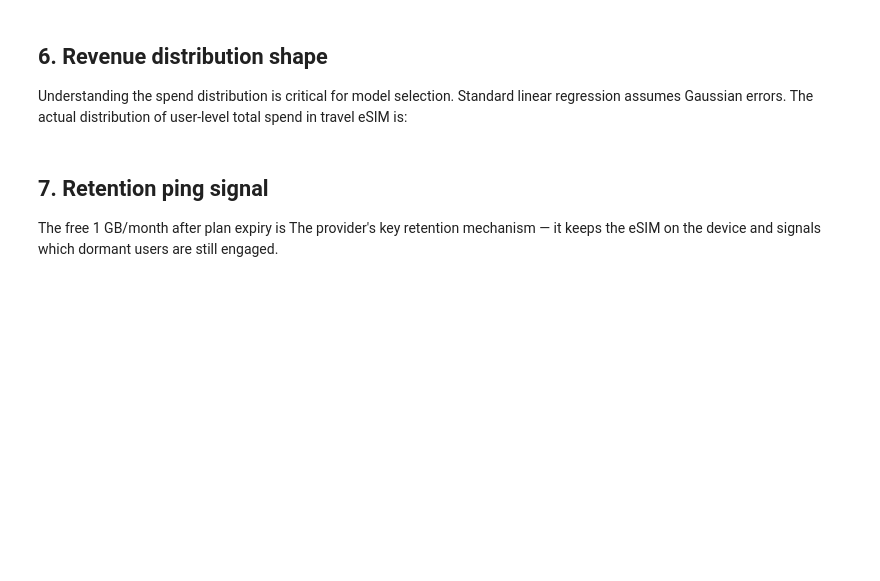
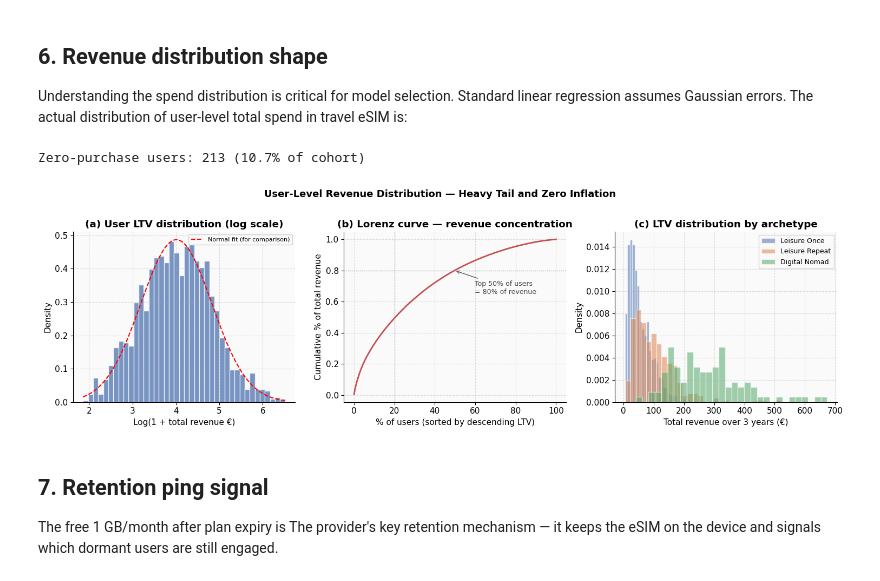
Before and after one commit to ferariz/esim-ltv, a Jupyter notebook: notebooks/01_eda_survival.ipynb, the cells around one changed output. Cells and saved outputs as stored; diff of their text form; code cells hidden in the pictures; blank space fills up the shorter version.

```diff
--- a/notebooks/01_eda_survival.ipynb
+++ b/notebooks/01_eda_survival.ipynb
@@ -459,7 +488,7 @@ ax.plot(pct_users, cum_rev.values, color="#C44E52", linewidth=2)
 ax.axhline(0.8, color="#aaa", linestyle=":", linewidth=1)
 ax.axvline(20, color="#aaa", linestyle=":", linewidth=1)
 # Find where top X% generates 80% of revenue
-top_pct = pct_users[cum_rev >= 0.80].iloc[0] if (cum_rev >= 0.80).any() else None
+top_pct = pct_users.values[cum_rev.values >= 0.80][0] if (cum_rev.values >= 0.80).any() else None
 if top_pct:
     ax.annotate(f"Top {top_pct:.0f}% of users\n= 80% of revenue",
                 xy=(top_pct, 0.80),
@@ -469,33 +498,36 @@ if top_pct:
 ax.set_xlabel("% of users (sorted by descending LTV)")
 ax.set_ylabel("Cumulative % of total revenue")
 ax.set_title("(b) Lorenz curve — revenue concentration", fontweight="bold")
 
 # ── (c) LTV by archetype ─────────────────────────────────────────────────
 ax = axes[2]
 for archetype in ["leisure_once", "leisure_repeat", "digital_nomad"]:
     data = user_ltv[user_ltv["archetype"] == archetype]["total_revenue"]
     ax.hist(
         data,
         bins=30,
         alpha=0.55,
         label=archetype.replace("_", " ").title(),
         color=PALETTE[archetype],
         density=True,
         edgecolor="white",
     )
 ax.set_xlabel("Total revenue over 3 years (€)")
 ax.set_ylabel("Density")
 ax.set_title("(c) LTV distribution by archetype", fontweight="bold")
 ax.legend(fontsize=9)
 
 fig.suptitle(
     "User-Level Revenue Distribution — Heavy Tail and Zero Inflation",
     fontsize=13, fontweight="bold", y=1.01
 )
 plt.tight_layout()
 plt.savefig("../data/processed/fig_ltv_distribution.png",
             dpi=150, bbox_inches="tight")
 plt.show()
+# %% [output]
+Zero-purchase users: 213 (10.7% of cohort)
+[figure, added]
 # %% [markdown]
 ## 7. Retention ping signal
 
```
Also changed, not shown: parts of 9 cells of this notebook, 2 other files.
